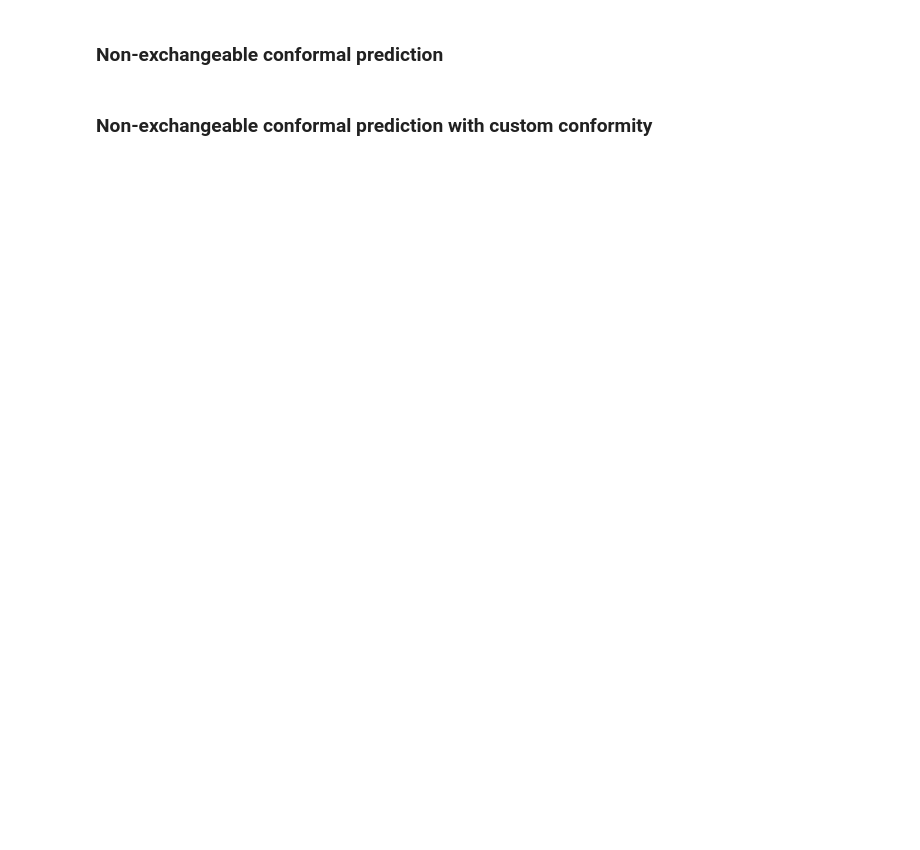
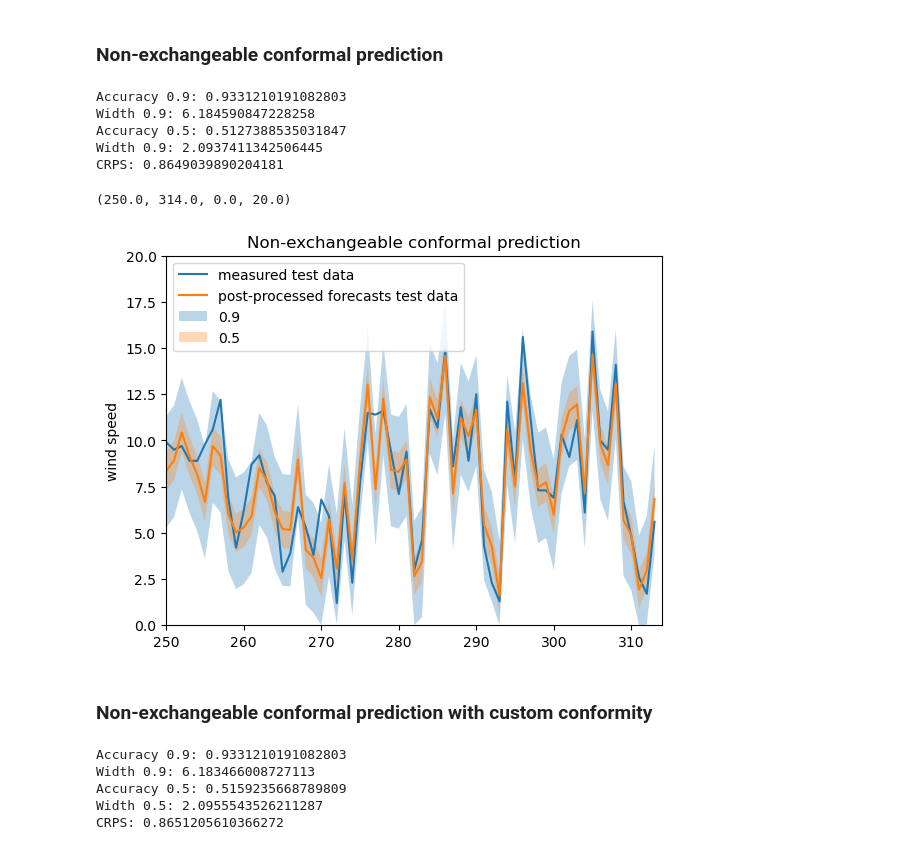
Before and after one commit to salthoff/wind-prediction-conformal, a Jupyter notebook: model_compare.ipynb, the cells around one changed output. Drawn from its saved outputs; the diff is of its cells as text; code cells hidden in the pictures; blank space fills up the shorter version.

```diff
--- a/model_compare.ipynb
+++ b/model_compare.ipynb
@@ -297,27 +154,47 @@ print(crps(pred,measurements[1]))
 # %% [markdown]
 ### Non-exchangeable conformal prediction
 # %%
-mod_params = [ {'forget_factor':1},{'forget_factor':0.995}, {'forget_factor':0.99}, {'forget_factor':0.98}, {'forget_factor':0.97}, {'forget_factor':0.96}, {'forget_factor':0.95}]
+mod_params = [ {'forget_factor':1},{'forget_factor':0.995}, {'forget_factor':0.99}]
 pred, mods = train_schedule(Conformal_nex, mod_params, inp_data[0], forecasts[0], measurements[0], inp_data[1], forecasts[1], measurements[1], num_splits=5)
-#print('Accuracy: ' + str(np.sum((np.squeeze(measurements[1]) > pred[:,0]) & (np.squeeze(measurements[1]) < pred[:,1]))/len(measurements[1])))
-#print('Width: ' + str(np.mean(pred[:,1]-pred[:,0])))
+print('Accuracy 0.9: ' + str(np.sum((np.squeeze(measurements[1]) > pred[:,9]) & (np.squeeze(measurements[1]) < pred[:,189]))/len(measurements[1])))
+print('Width 0.9: ' + str(np.mean(pred[:,189]-pred[:,9])))
+print('Accuracy 0.5: ' + str(np.sum((np.squeeze(measurements[1]) > pred[:,49]) & (np.squeeze(measurements[1]) < pred[:,149]))/len(measurements[1])))
+print('Width 0.5: ' + str(np.mean(pred[:,149]-pred[:,49])))
+print('CRPS: ' + str(crps(pred,measurements[1])))
+# %% [output]
+Accuracy 0.9: 0.9331210191082803
+Width 0.9: 6.184590847228258
+Accuracy 0.5: 0.5127388535031847
+Width 0.9: 2.0937411342506445
+CRPS: 0.8649039890204181
 # %%
 plt.plot(measurements[1],label = 'measured test data')
 plt.plot(forecasts[1],label = 'post-processed forecasts test data')
 plt.fill_between(range(len(measurements[1])),pred[:,9], y2 = pred[:,189], alpha = 0.3, label = '0.9')
-plt.fill_between(range(len(measurements[1])),pred[:,49], y2 = pred[:,149], alpha = 0.3, label = '')
+plt.fill_between(range(len(measurements[1])),pred[:,49], y2 = pred[:,149], alpha = 0.3, label = '0.5')
 plt.legend()
 plt.ylabel('wind speed')
-plt.title('Standard conformal prediction')
-plt.axis([0, 50, 0, 20])
-print(crps(pred,measurements[1]))
+plt.title('Non-exchangeable conformal prediction')
+plt.axis([250, 314, 0, 20])
+# %% [output]
+(250.0, 314.0, 0.0, 20.0)
+[figure, added]
 # %% [markdown]
 ### Non-exchangeable conformal prediction with custom conformity
 # %%
-mod_params = [{'forget_factor':1, 'resid_factor':0.95, 'input_factor': np.array([0.05, 0.05]), 'num_input_vars':2},{'forget_factor':0.99, 'resid_factor':0.95, 'input_factor': np.array([0.05, 0.05]), 'num_input_vars':2}, {'forget_factor':0.99, 'resid_factor':0.9, 'input_factor': np.array([0.1, 0.1]),'num_input_vars':2}, {'forget_factor':0.99, 'resid_factor':0.89, 'input_factor': np.array([0.08, 0.08]),'num_input_vars':2}]
-pred, mods = train_schedule(Conformal_nxg, mod_params, inp_data[0], forecasts[0], measurements[0], inp_data[1], forecasts[1], measurements[1], num_splits=5, confidence=0.9)
-print('Accuracy: ' + str(np.sum((np.squeeze(measurements[1]) > pred[:,0]) & (np.squeeze(measurements[1]) < pred[:,1]))/len(measurements[1])))
-print('Width: ' + str(np.mean(pred[:,1]-pred[:,0])))
+mod_params = [{'forget_factor':1, 'resid_factor':0.95, 'input_factor': np.array([0.001, 0.001]), 'num_input_vars':2},{'forget_factor':0.99, 'resid_factor':0.8, 'input_factor': np.array([0.001, 0.001]), 'num_input_vars':2}]
+pred, mods = train_schedule(Conformal_nxg, mod_params, inp_data[0], forecasts[0], measurements[0], inp_data[1], forecasts[1], measurements[1], num_splits=5)
+print('Accuracy 0.9: ' + str(np.sum((np.squeeze(measurements[1]) > pred[:,9]) & (np.squeeze(measurements[1]) < pred[:,189]))/len(measurements[1])))
+print('Width 0.9: ' + str(np.mean(pred[:,189]-pred[:,9])))
+print('Accuracy 0.5: ' + str(np.sum((np.squeeze(measurements[1]) > pred[:,49]) & (np.squeeze(measurements[1]) < pred[:,149]))/len(measurements[1])))
+print('Width 0.5: ' + str(np.mean(pred[:,149]-pred[:,49])))
+print('CRPS: ' + str(crps(pred,measurements[1])))
+# %% [output]
+Accuracy 0.9: 0.9331210191082803
+Width 0.9: 6.183466008727113
+Accuracy 0.5: 0.5159235668789809
+Width 0.5: 2.0955543526211287
+CRPS: 0.8651205610366272
 # %%
 plt.plot(measurements[1],label = 'measured test data')
 plt.plot(forecasts[1],label = 'post-processed forecasts test data')
```
Also changed, not shown: parts of 42 cells of this notebook, 6 other files.
